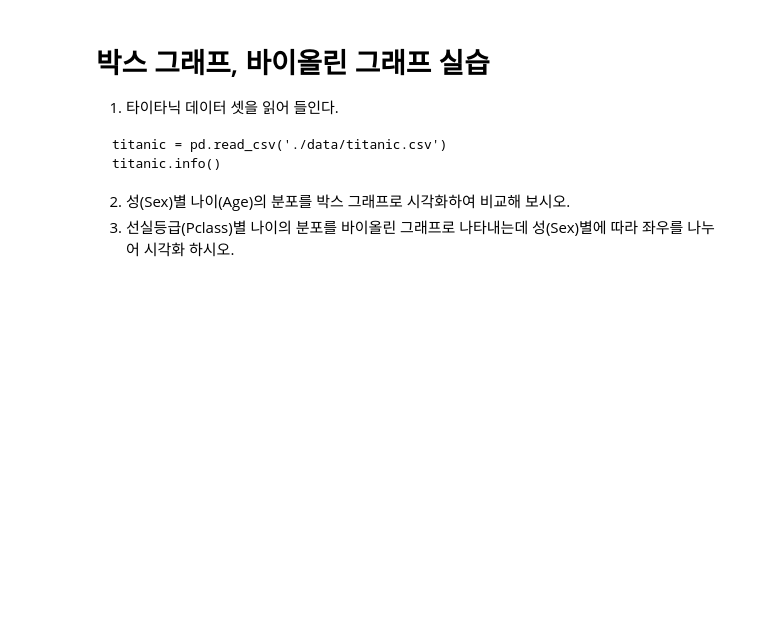
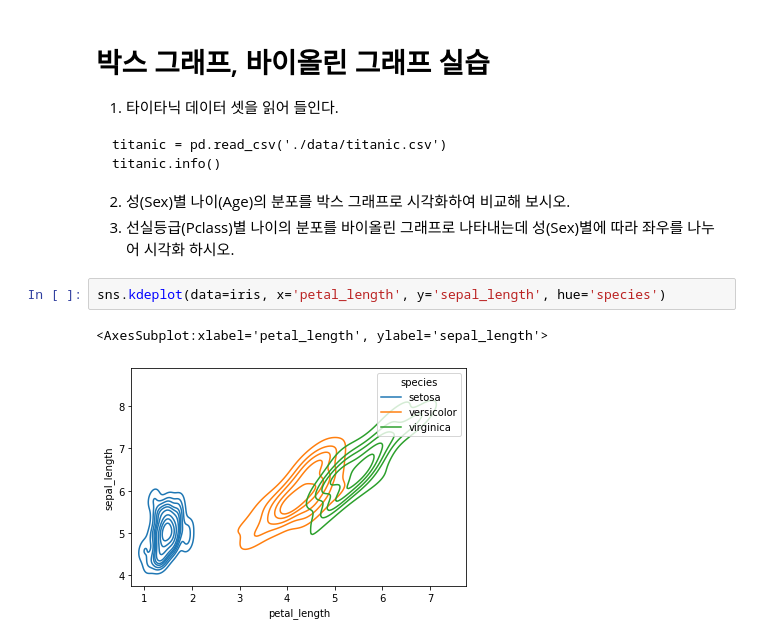
Before and after one commit to aonekoda/Visualization, a Jupyter notebook: 08.박스플롯_바이올린플롯.ipynb, the cells around one changed output. Saved outputs shown, nothing was run; the diff lists cells and outputs as text; blank space fills up the shorter version.

````diff
--- a/08.박스플롯_바이올린플롯.ipynb
+++ b/08.박스플롯_바이올린플롯.ipynb
@@ -103,3 +80,8 @@ titanic.info()
 ```
 2. 성(Sex)별 나이(Age)의 분포를 박스 그래프로 시각화하여 비교해 보시오.
 3. 선실등급(Pclass)별 나이의 분포를 바이올린 그래프로 나타내는데 성(Sex)별에 따라 좌우를 나누어 시각화 하시오.
+# %%
+sns.kdeplot(data=iris, x='petal_length', y='sepal_length', hue='species')
+# %% [output]
+<AxesSubplot:xlabel='petal_length', ylabel='sepal_length'>
+[figure, added]
````
Also changed, not shown: parts of 7 cells of this notebook.
